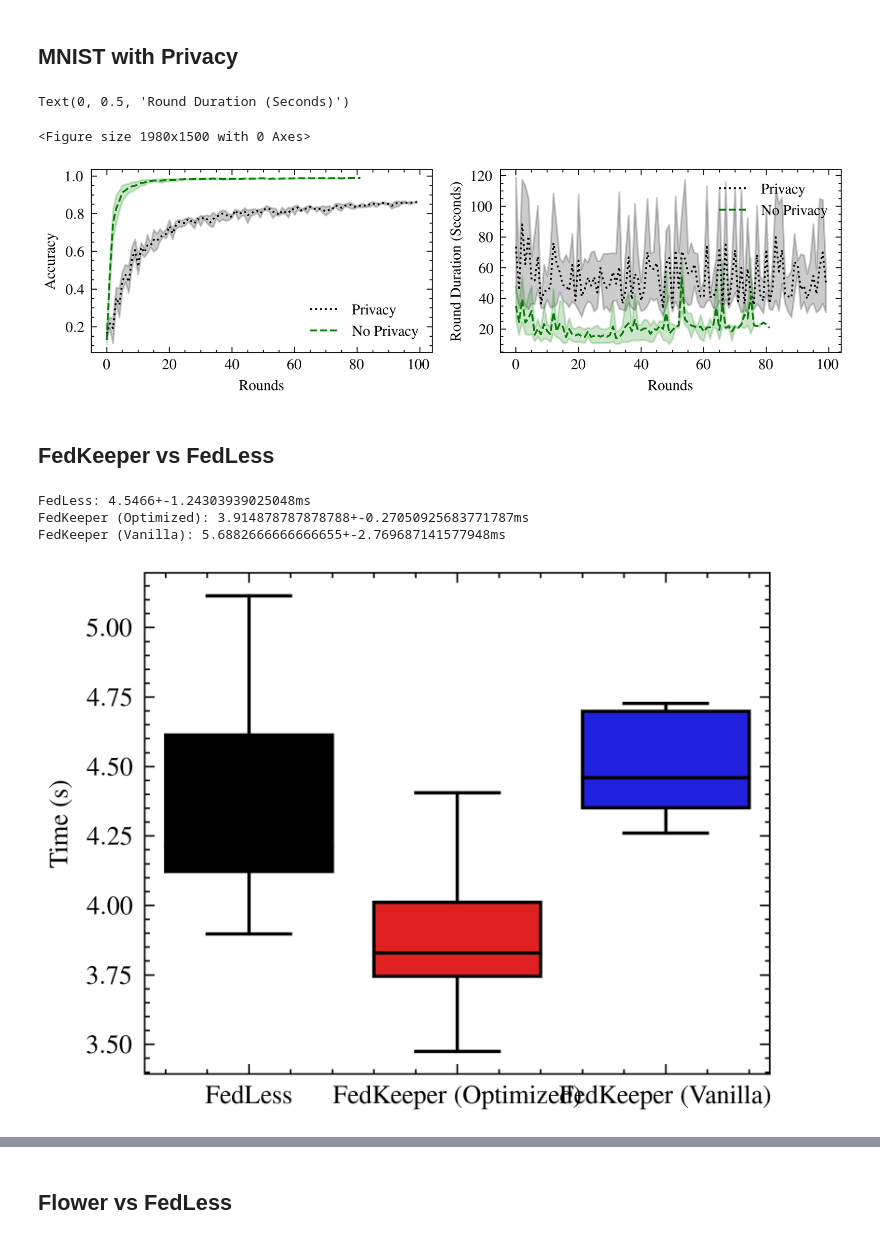
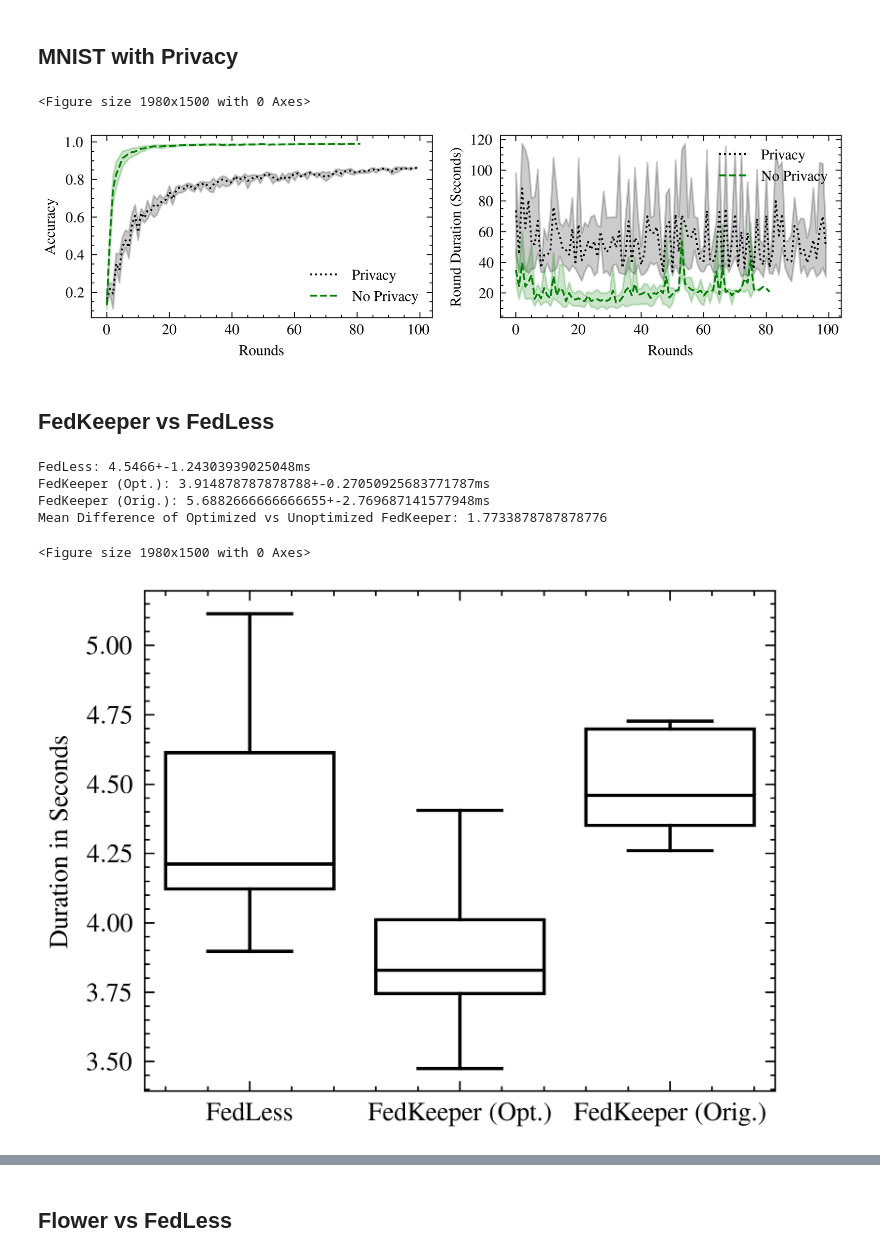
Before and after one commit to Serverless-Federated-Learning/FedLesScan, a Jupyter notebook: experiments/fedless-analysis.ipynb, the cells around one changed output, grey strips where cells are left out. Cells and saved outputs as stored; diff of their text form; code cells hidden in the pictures.

```diff
--- a/experiments/fedless-analysis.ipynb
+++ b/experiments/fedless-analysis.ipynb
@@ -557,0 +533,23 @@ fig.savefig(PLOT_OUTPUT_DIR / f"fedless-gcloud-timings.pdf" ,bbox_inches = 'tigh
+# %%
+import datetime
+aggregator_log_dir = ROOT_OUT_DIR / "aggregation"
+
+df = pd.concat([
+    pd.read_csv(aggregator_log_dir / "vanilla.dat", skiprows=2, sep=" ", header=None, usecols=[1, 2]).set_index(2),
+    pd.read_csv(aggregator_log_dir / "stream-1.dat", skiprows=2, sep=" ", header=None, usecols=[1, 2]).set_index(2),
+    pd.read_csv(aggregator_log_dir / "stream-20.dat", skiprows=2, sep=" ", header=None, usecols=[1, 2]).set_index(2),
+], keys=["Vanilla", "Batch (1)", "Batch (20)"], names=["version"]).reset_index()
+df.columns = ["version", "time", "memory"]
+df["time"] = df["time"].apply(datetime.datetime.utcfromtimestamp)
+
+df["timedelta"] = df.reset_index().groupby("version")["time"].transform(lambda x: (x - x.min()))
+df["seconds"] = df["timedelta"].apply(lambda x: x.total_seconds())
+
+plt.clf()
+fig, ax = plt.subplots()
+sns.lineplot(x="seconds", y="memory", data=df, hue="version", ax=ax)
+ax.set_xlabel("Seconds")
+ax.set_ylabel("Memory (MB)")
+ax.get_legend().set_title("")
+fig.tight_layout()
+fig.savefig(PLOT_OUTPUT_DIR / f"running-average-aggregator-new.pdf" ,bbox_inches = 'tight',pad_inches = 0)
@@ -563,7 +564,7 @@ plt.clf()
 fig, axarr = plt.subplots(ncols=2, figsize=(7.167, 7.167 / 4), sharex=True)
 
 sns.lineplot(x="round", y="accuracy", data=fedless_dp_df.loc[("mnist", 25), :], ax=axarr[0], label="Privacy")
-sns.lineplot(x="round", y="accuracy", datafedless_df.loc[("mnist", 25), :], ax=axarr[0], label="No Privacy")
+sns.lineplot(x="round", y="accuracy", data=fedless_df.loc[("mnist", 25), :], ax=axarr[0], label="No Privacy")
 
 sns.lineplot(x="round", y="time", data=fedless_dp_df.loc[("mnist", 25), :], ax=axarr[1], label="Privacy")
 sns.lineplot(x="round", y="time", data=fedless_df.loc[("mnist", 25), :], ax=axarr[1], label="No Privacy")
@@ -573,36 +574,52 @@ axarr[1].set_xlabel("Rounds")
 
 axarr[0].set_ylabel("Accuracy")
 axarr[1].set_ylabel("Round Duration (Seconds)")
+
+fig.savefig(PLOT_OUTPUT_DIR / f"fedless-privacy.pdf", bbox_inches = 'tight', pad_inches = 0)
 # %% [output]
-Text(0, 0.5, 'Round Duration (Seconds)')
+<Figure size 1980x1500 with 0 Axes>
-<Figure size 1980x1500 with 0 Axes>
-[figure, old version]
+[figure, new version]
 # %% [markdown]
 ## FedKeeper vs FedLess
 # %%
 fedkeeper_gcloud_client_1_log_df = pd.read_csv(ROOT_OUT_DIR / "fedkeeper-fedless-gcloud-logs/downloaded-logs-20210805-181515-http-1.csv")
 fedless_gcloud_client_1_log_df = pd.read_csv(ROOT_OUT_DIR / "fedkeeper-fedless-gcloud-logs/downloaded-logs-20210805-181149-client-indep-1.csv")
 fedkeeper_uncached_gcloud_clientlog_df = pd.read_csv(ROOT_OUT_DIR / "fedkeeper-fedless-gcloud-logs/downloaded-logs-20210806-152324-client-no-caching.csv")
 
 
 # GCloud Client Functions runtime based on >30 rounds of 1 client each with same hyperparameters
 vals = []
-for method, df in [("FedLess", fedless_gcloud_client_1_log_df), ("FedKeeper (Optimized)", fedkeeper_gcloud_client_1_log_df), ("FedKeeper (Vanilla)", fedkeeper_uncached_gcloud_clientlog_df)]:
+for method, df in [("FedLess", fedless_gcloud_client_1_log_df), ("FedKeeper (Opt.)", fedkeeper_gcloud_client_1_log_df), ("FedKeeper (Orig.)", fedkeeper_uncached_gcloud_clientlog_df)]:
     log_statements  = df[df['textPayload'].astype(str).str.contains("Function execution took ")].textPayload
     timings = np.array([float(line[len("Function execution took "):].split(' ')[0]) for line in log_statements]) / 1000
     vals.append((method, timings))
     print(f"{method}: {timings.mean()}+-{timings.std()}ms")
 
 df = pd.concat([pd.Series(timings) for _, timings in vals], keys=[m for m, _ in vals], names=["method"]).to_frame().reset_index()
+fedkeeper_optimization_mean_difference = (df[df["method"] == "FedKeeper (Orig.)"].mean() - df[df["method"] == "FedKeeper (Opt.)"].mean())[0]
+print(f"Mean Difference of Optimized vs Unoptimized FedKeeper: {fedkeeper_optimization_mean_difference}")
+
+plt.clf()
 fig, ax = plt.subplots()
-sns.boxplot(x="method", y=0, data=df, ax=ax, showfliers=False) # showfliers=False => WARM STARTS
+sns.boxplot(x="method", y=0, data=df, ax=ax, showfliers=False, color='white') # showfliers=False => WARM STARTS
 ax.set_xlabel("")
-ax.set_ylabel("Time (s)")
+ax.set_ylabel("Duration in Seconds")
 fig.tight_layout()
 
-fedkeeper_optimization_mean_difference = (df[df["method"] == "fedkeeper (vanilla)"].mean() - df[df["method"] == "fedkeeper (optimized)"].mean())[0]
+# iterate over boxes
+for i,box in enumerate(ax.artists):
+    box.set_edgecolor('black')
+    box.set_facecolor('white')
+
+    # iterate over whiskers and median lines
+    for j in range(5*i,5*(i+1)):
+         ax.lines[j].set_color('black')
+
+fig.savefig(PLOT_OUTPUT_DIR / f"fedless-fedkeeper-clients-duration-warm.pdf", bbox_inches = 'tight', pad_inches = 0)
 # %% [output]
 FedLess: 4.5466+-1.24303939025048ms
-FedKeeper (Optimized): 3.914878787878788+-0.27050925683771787ms
-FedKeeper (Vanilla): 5.6882666666666655+-2.769687141577948ms
+FedKeeper (Opt.): 3.914878787878788+-0.27050925683771787ms
+FedKeeper (Orig.): 5.6882666666666655+-2.769687141577948ms
+Mean Difference of Optimized vs Unoptimized FedKeeper: 1.7733878787878776
+<Figure size 1980x1500 with 0 Axes>
-[figure, old version]
+[figure, new version]
```
Also changed, not shown: parts of 25 cells of this notebook.
